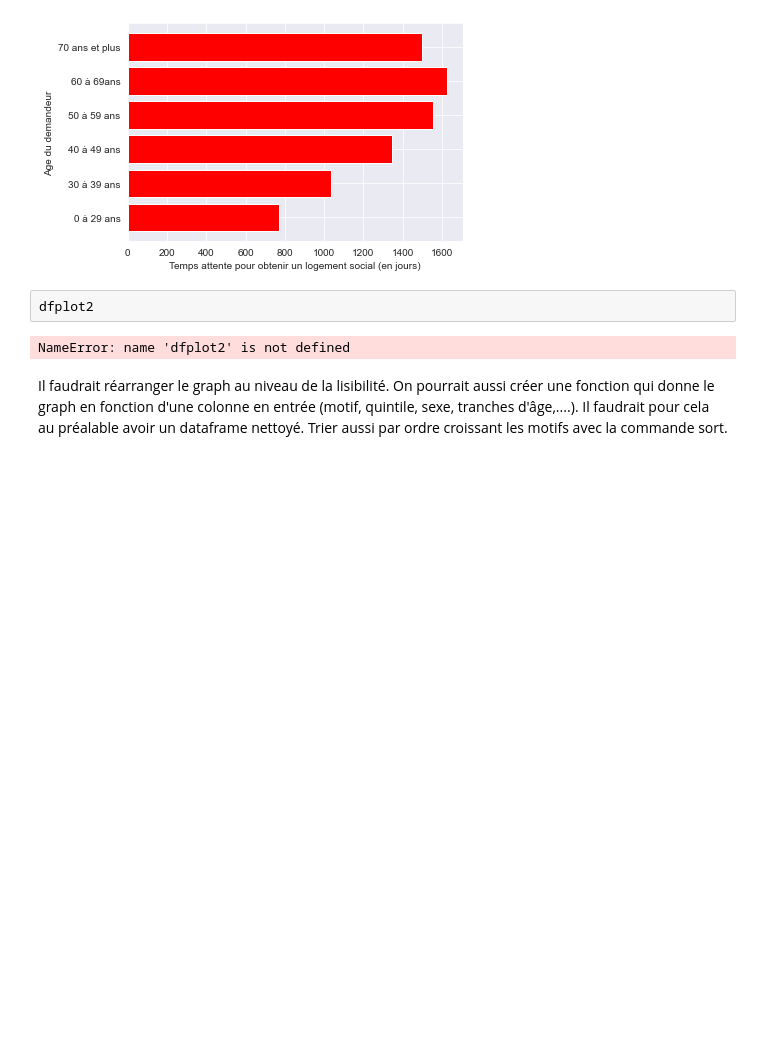
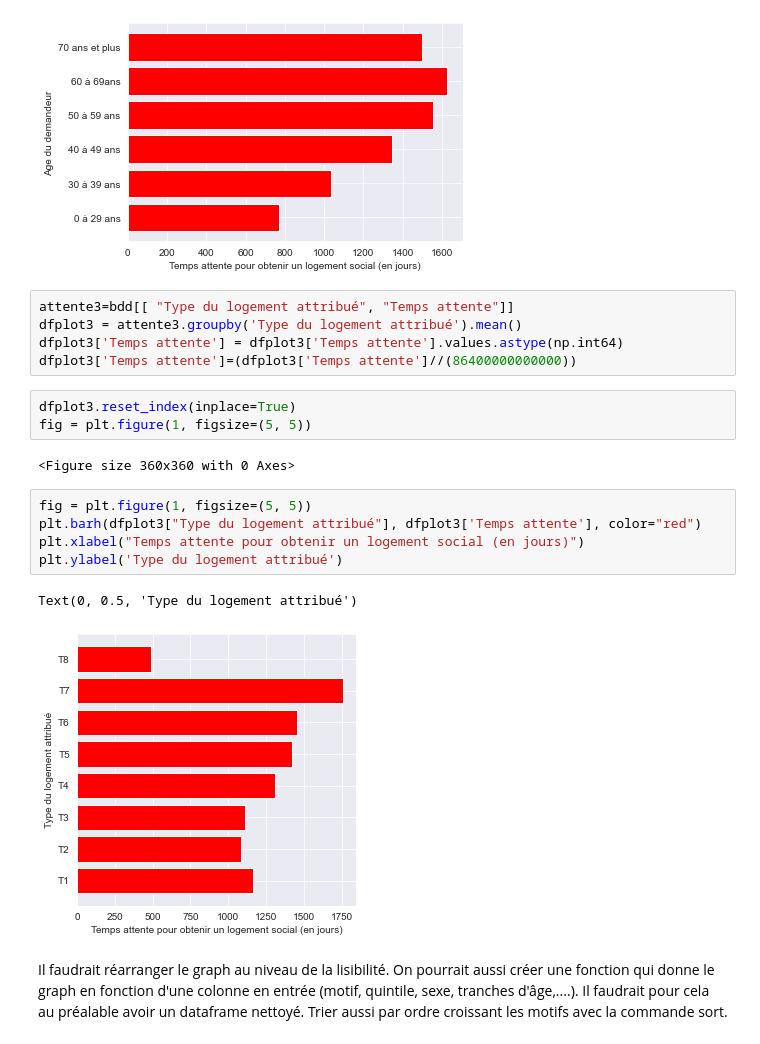
Before and after one commit to cmllbll/Social-Housing-in-France, a Jupyter notebook: Temps d'attente.ipynb, the cells around one changed output. Drawn from its saved outputs; the diff is of its cells as text; blank space fills up the shorter version.

Commit message:
Temps d'attente-type du logement

```diff
--- a/Temps d'attente.ipynb
+++ b/Temps d'attente.ipynb
@@ -502,10 +502,24 @@ plt.ylabel('Age du demandeur')
 # %% [output]
 Text(0, 0.5, 'Age du demandeur')
 [figure]
-# %%
-dfplot2
-# %% [output]
-NameError: name 'dfplot2' is not defined
+# %%
+attente3=bdd[[ "Type du logement attribué", "Temps attente"]]
+dfplot3 = attente3.groupby('Type du logement attribué').mean()
+dfplot3['Temps attente'] = dfplot3['Temps attente'].values.astype(np.int64)
+dfplot3['Temps attente']=(dfplot3['Temps attente']//(86400000000000))
+# %%
+dfplot3.reset_index(inplace=True)
+fig = plt.figure(1, figsize=(5, 5))
+# %% [output]
+<Figure size 360x360 with 0 Axes>
+# %%
+fig = plt.figure(1, figsize=(5, 5))
+plt.barh(dfplot3["Type du logement attribué"], dfplot3['Temps attente'], color="red")
+plt.xlabel("Temps attente pour obtenir un logement social (en jours)")
+plt.ylabel('Type du logement attribué')
+# %% [output]
+Text(0, 0.5, 'Type du logement attribué')
+[figure, added]
 # %% [markdown]
 Il faudrait réarranger le graph au niveau de la lisibilité. On pourrait aussi créer une fonction qui donne le graph en fonction d'une colonne en entrée (motif, quintile, sexe, tranches d'âge,....). Il faudrait pour cela au préalable avoir un dataframe nettoyé. Trier aussi par ordre croissant les motifs avec la commande sort.
 # %% [markdown]
```
